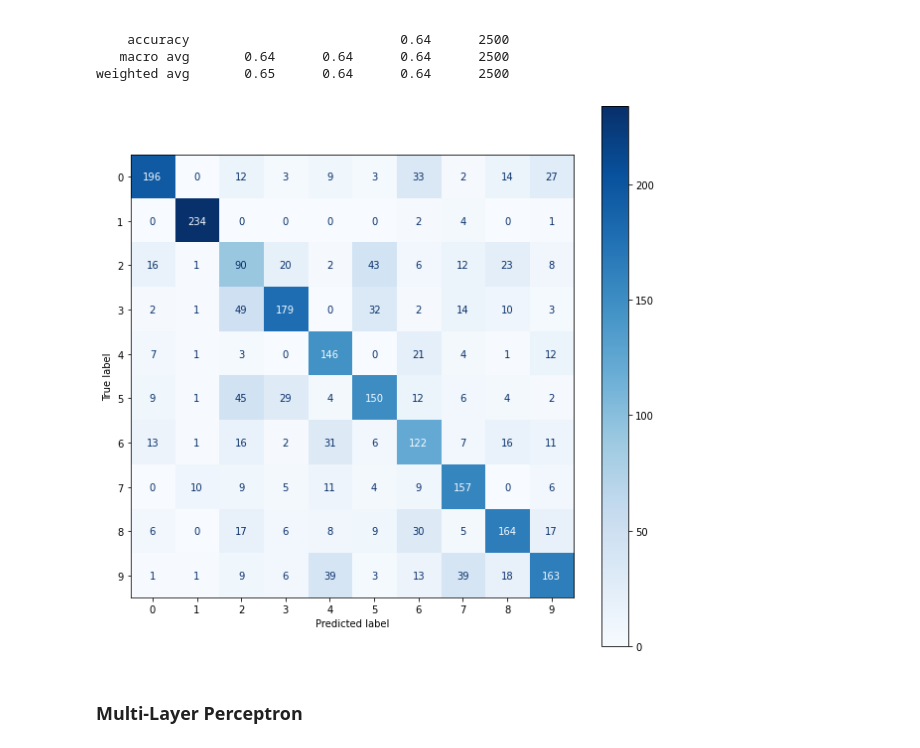
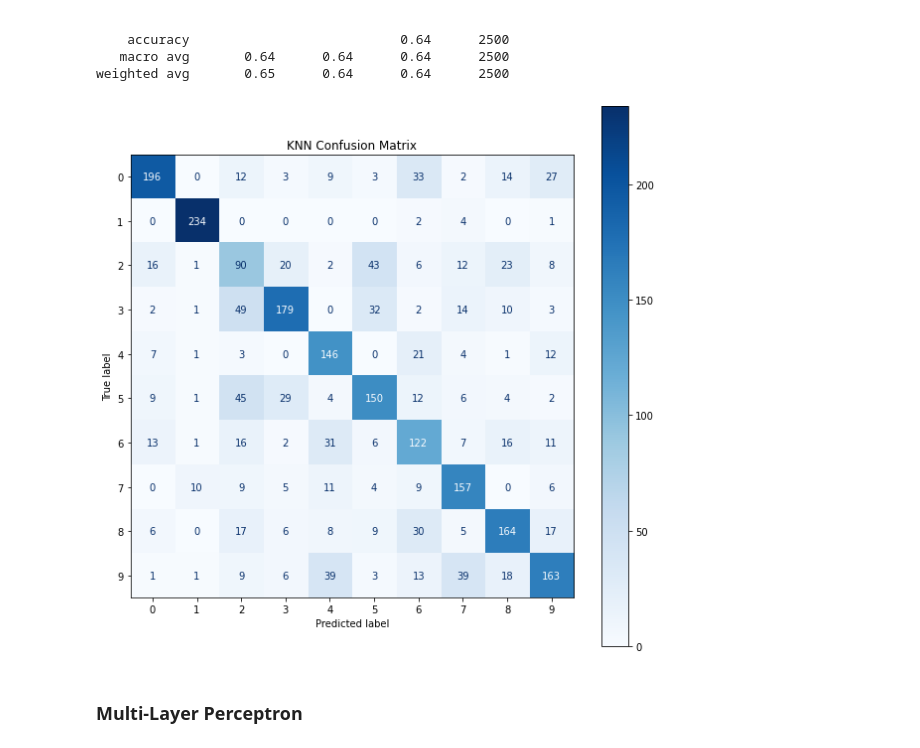
Before and after one commit to IvanCalvo/pdi, a Jupyter notebook: trabalho4/lbp.ipynb, the cells around one changed output. Saved outputs shown, nothing was run; the diff lists cells and outputs as text; code cells hidden in the pictures.

Commit message:
images

```diff
--- a/trabalho4/lbp.ipynb
+++ b/trabalho4/lbp.ipynb
@@ -117,11 +124,12 @@ weighted avg       0.65      0.64      0.64      2500
 # %%
 c_matrix_knn = confusion_matrix(result_knn, test_labels)
 fig = ConfusionMatrixDisplay(confusion_matrix=c_matrix_knn)
 f, ax = plt.subplots(figsize=(10,10))
 fig.plot(cmap='Blues', values_format='g', ax=ax)
+plt.title('KNN Confusion Matrix')
 plt.show()
 # %% [output]
-[figure, old version]
+[figure, new version]
 # %% [markdown]
 ### Multi-Layer Perceptron
 # %%
```
Also changed, not shown: parts of 3 cells of this notebook, 3 other files.
